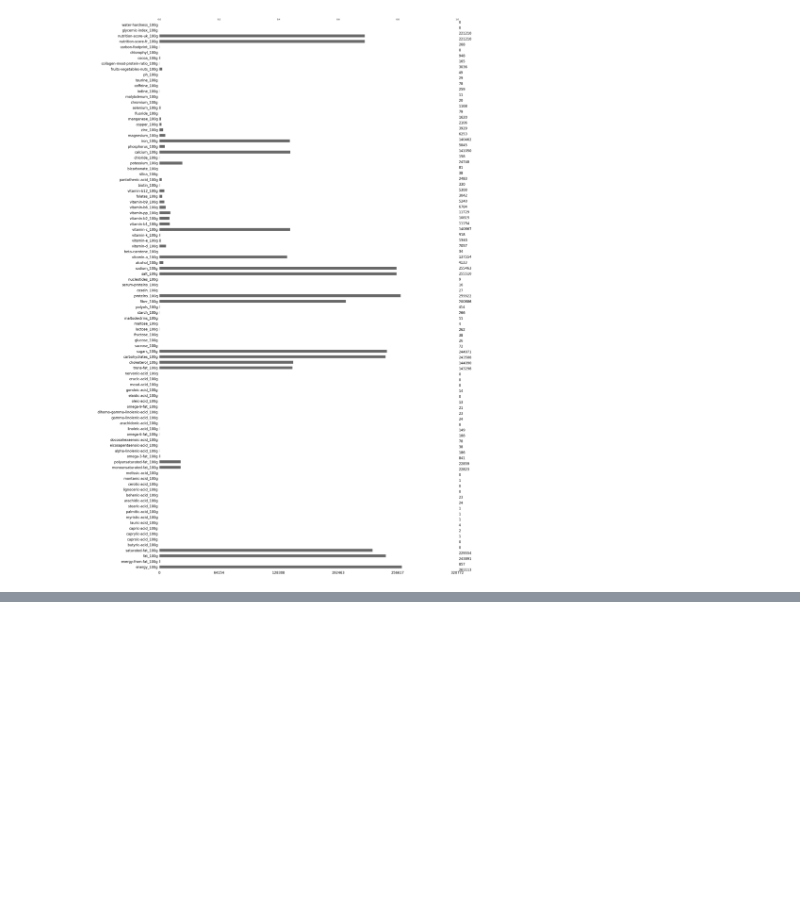
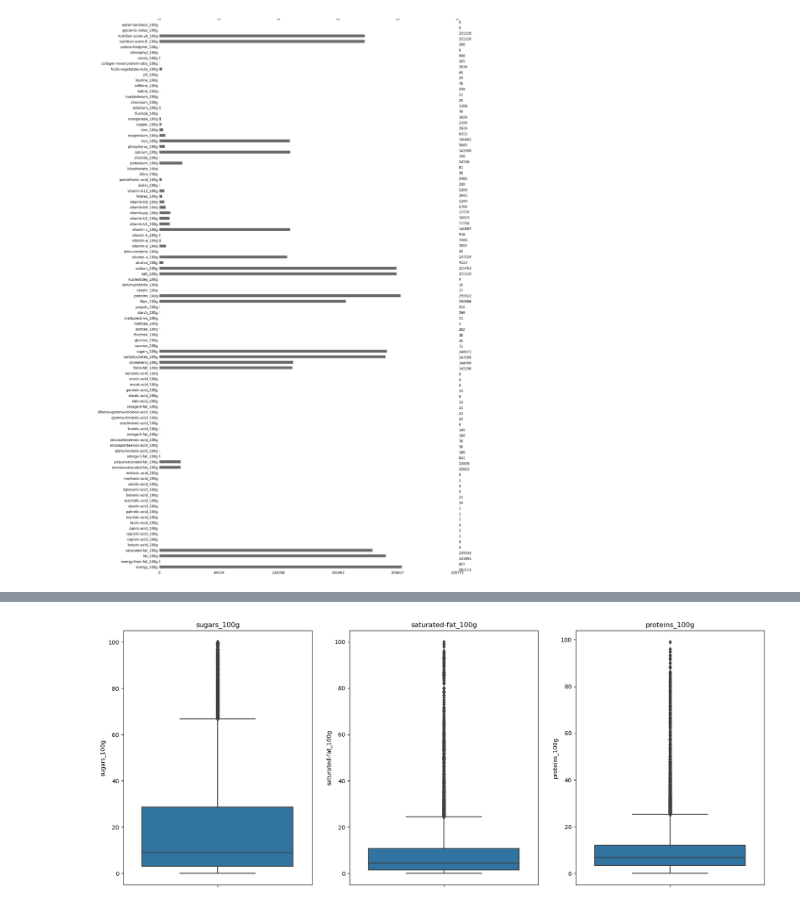
Before and after one commit to vicmcl/open_food_facts, a Jupyter notebook: src/notebook.ipynb, the cells around one changed output, grey strips where cells are left out. Saved outputs shown, nothing was run; the diff lists cells and outputs as text; code cells hidden in the pictures; blank space fills up the shorter version.

```diff
--- a/src/notebook.ipynb
+++ b/src/notebook.ipynb
@@ -209,0 +193,13 @@ features = [
+# %%
+fig = plt.figure(figsize=(20,8))
+
+for i, label in enumerate(['sugars_100g', 'saturated-fat_100g', 'proteins_100g']):
+    fig.add_subplot(1, 3, i + 1)
+    sns.boxplot(y = df_nutrition[label][
+                        ~df_nutrition[label].isna()][
+                            df_nutrition[label] < 100][
+                                df_nutrition[label] > 0])
+    plt.title(label)
+plt.show()
+# %% [output]
+[figure, added]
```
Also changed, not shown: parts of 28 cells of this notebook.
